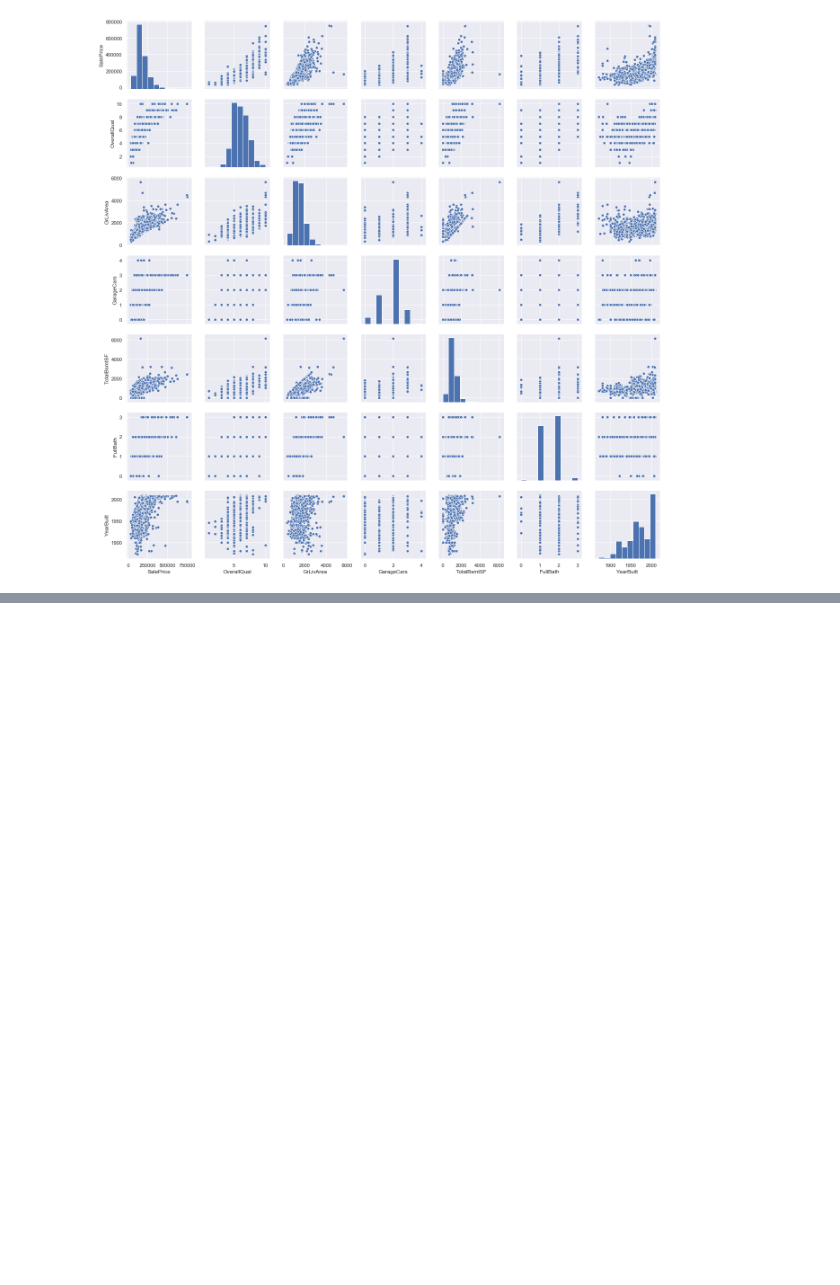
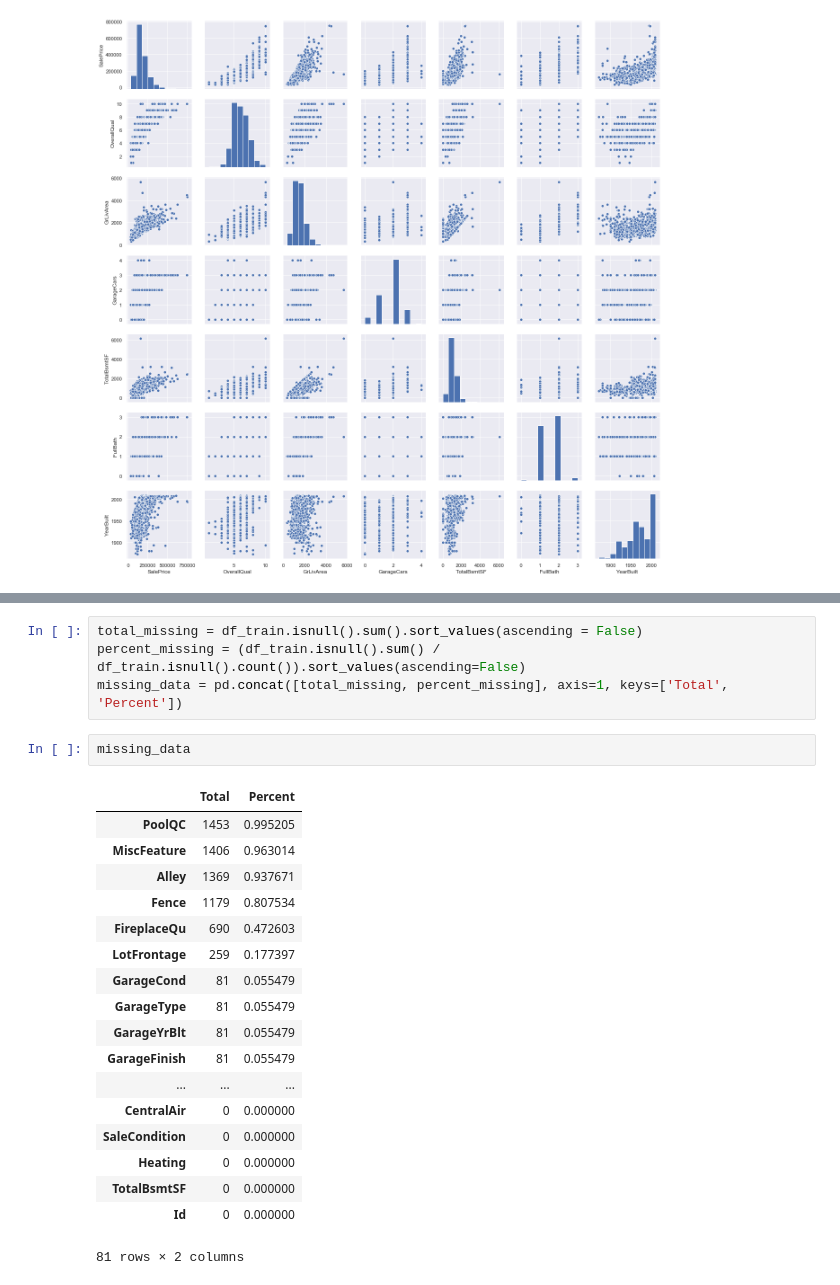
Before and after one commit to koosha-t/Comprehensive-Data-Exploration-Techniques, a Jupyter notebook: Comprehensive Data Exploration.ipynb, the cells around one changed output, grey strips where cells are left out. Cells and saved outputs as stored; diff of their text form; blank space fills up the shorter version.

Commit message:
missing data handling added

```diff
--- a/Comprehensive Data Exploration.ipynb
+++ b/Comprehensive Data Exploration.ipynb
@@ -164,0 +171,25 @@ plt.show()
+# %%
+total_missing = df_train.isnull().sum().sort_values(ascending = False)
+percent_missing = (df_train.isnull().sum() / df_train.isnull().count()).sort_values(ascending=False)
+missing_data = pd.concat([total_missing, percent_missing], axis=1, keys=['Total', 'Percent'])
+# %%
+missing_data
+# %% [output]
+|  | Total | Percent |
+| PoolQC | 1453 | 0.995205 |
+| MiscFeature | 1406 | 0.963014 |
+| Alley | 1369 | 0.937671 |
+| Fence | 1179 | 0.807534 |
+| FireplaceQu | 690 | 0.472603 |
+| LotFrontage | 259 | 0.177397 |
+| GarageCond | 81 | 0.055479 |
+| GarageType | 81 | 0.055479 |
+| GarageYrBlt | 81 | 0.055479 |
+| GarageFinish | 81 | 0.055479 |
+| ... | ... | ... |
+| CentralAir | 0 | 0.000000 |
+| SaleCondition | 0 | 0.000000 |
+| Heating | 0 | 0.000000 |
+| TotalBsmtSF | 0 | 0.000000 |
+| Id | 0 | 0.000000 |
+81 rows × 2 columns
```
Also changed, not shown: parts of 1 cell of this notebook.
